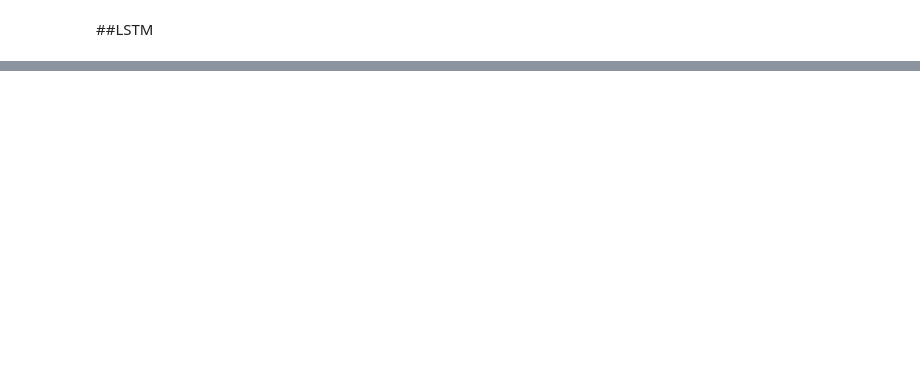
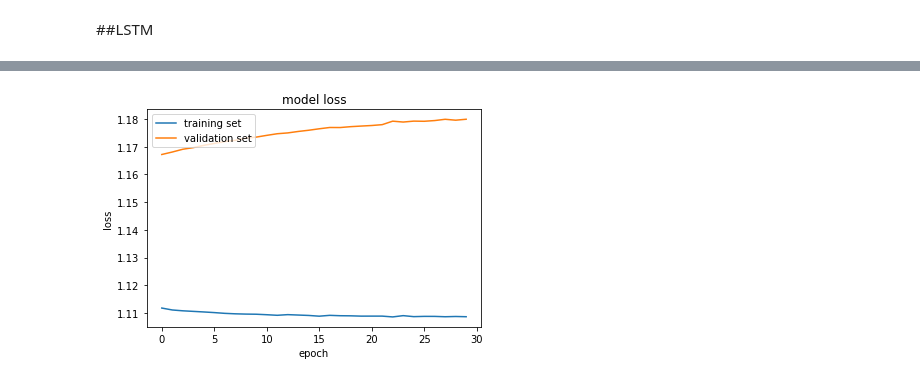
Before and after one commit to dudaholandah/NLP, a Jupyter notebook: Trabalhos/T7/Atividade_07_RNN.ipynb, the cells around one changed output, grey strips where cells are left out. Saved outputs shown, nothing was run; the diff lists cells and outputs as text; code cells hidden in the pictures; blank space fills up the shorter version.

```diff
--- a/Trabalhos/T7/Atividade_07_RNN.ipynb
+++ b/Trabalhos/T7/Atividade_07_RNN.ipynb
@@ -290,4 +258,4 @@ max_length = 40
 # %%
 sgd = SGD(learning_rate=0.01)
 model.compile(loss="categorical_crossentropy",optimizer=sgd,metrics=['accuracy'])
-history_fine = model.fit(train_padded,y_train,validation_data=(valid_padded,y_valid),epochs=10)
+history_fine = model.fit(train_padded,y_train,validation_data=(valid_padded,y_valid),epochs=30)
@@ -294,3 +280,13 @@ history_fine = model.fit(train_padded,y_train,validation_data=(valid_padded,y_va
 # %%
 #Keras Tuner
 #!pip install keras-tuner --upgrade
+# %%
+plt.plot(history_fine.history['loss'])
+plt.plot(history_fine.history['val_loss'])
+plt.title('model loss')
+plt.ylabel('loss')
+plt.xlabel('epoch')
+plt.legend(['training set','validation set'], loc='upper left')
+plt.show()
+# %% [output]
+[figure, added]
```
Also changed, not shown: parts of 17 cells of this notebook.
